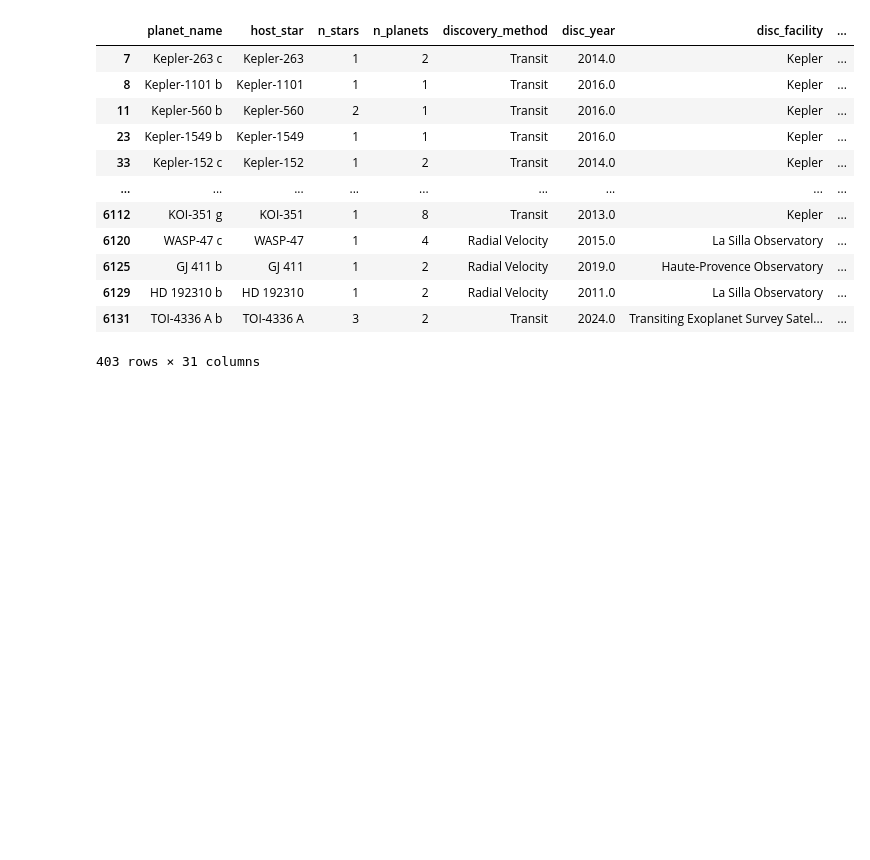
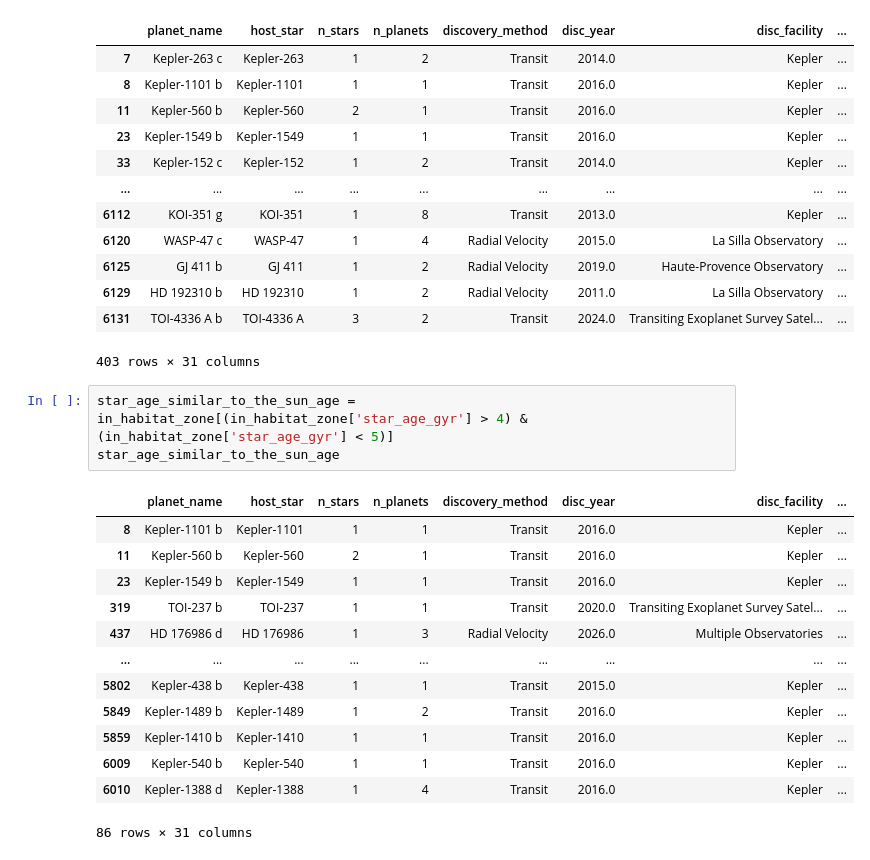
Before and after one commit to plamensve/DS_2026_FP, a Jupyter notebook: notebooks/07_earth_like_candidates.ipynb, the cells around one changed output. Drawn from its saved outputs; the diff is of its cells as text; blank space fills up the shorter version.

```diff
--- a/notebooks/07_earth_like_candidates.ipynb
+++ b/notebooks/07_earth_like_candidates.ipynb
@@ -42,3 +42,20 @@ in_habitat_zone
 | 6129 | HD 192310 b | HD 192310 | 1 | 2 | Radial Velocity | 2011.0 | La Silla Observatory | ... |
 | 6131 | TOI-4336 A b | TOI-4336 A | 3 | 2 | Transit | 2024.0 | Transiting Exoplanet Survey Satel... | ... |
 403 rows × 31 columns
+# %%
+star_age_similar_to_the_sun_age = in_habitat_zone[(in_habitat_zone['star_age_gyr'] > 4) & (in_habitat_zone['star_age_gyr'] < 5)]
+star_age_similar_to_the_sun_age
+# %% [output]
+|  | planet_name | host_star | n_stars | n_planets | discovery_method | disc_year | disc_facility | ... |
+| 8 | Kepler-1101 b | Kepler-1101 | 1 | 1 | Transit | 2016.0 | Kepler | ... |
+| 11 | Kepler-560 b | Kepler-560 | 2 | 1 | Transit | 2016.0 | Kepler | ... |
+| 23 | Kepler-1549 b | Kepler-1549 | 1 | 1 | Transit | 2016.0 | Kepler | ... |
+| 319 | TOI-237 b | TOI-237 | 1 | 1 | Transit | 2020.0 | Transiting Exoplanet Survey Satel... | ... |
+| 437 | HD 176986 d | HD 176986 | 1 | 3 | Radial Velocity | 2026.0 | Multiple Observatories | ... |
+| ... | ... | ... | ... | ... | ... | ... | ... | ... |
+| 5802 | Kepler-438 b | Kepler-438 | 1 | 1 | Transit | 2015.0 | Kepler | ... |
+| 5849 | Kepler-1489 b | Kepler-1489 | 1 | 2 | Transit | 2016.0 | Kepler | ... |
+| 5859 | Kepler-1410 b | Kepler-1410 | 1 | 1 | Transit | 2016.0 | Kepler | ... |
+| 6009 | Kepler-540 b | Kepler-540 | 1 | 1 | Transit | 2016.0 | Kepler | ... |
+| 6010 | Kepler-1388 d | Kepler-1388 | 1 | 4 | Transit | 2016.0 | Kepler | ... |
+86 rows × 31 columns
```
Also changed, not shown: parts of 5 cells of this notebook.
